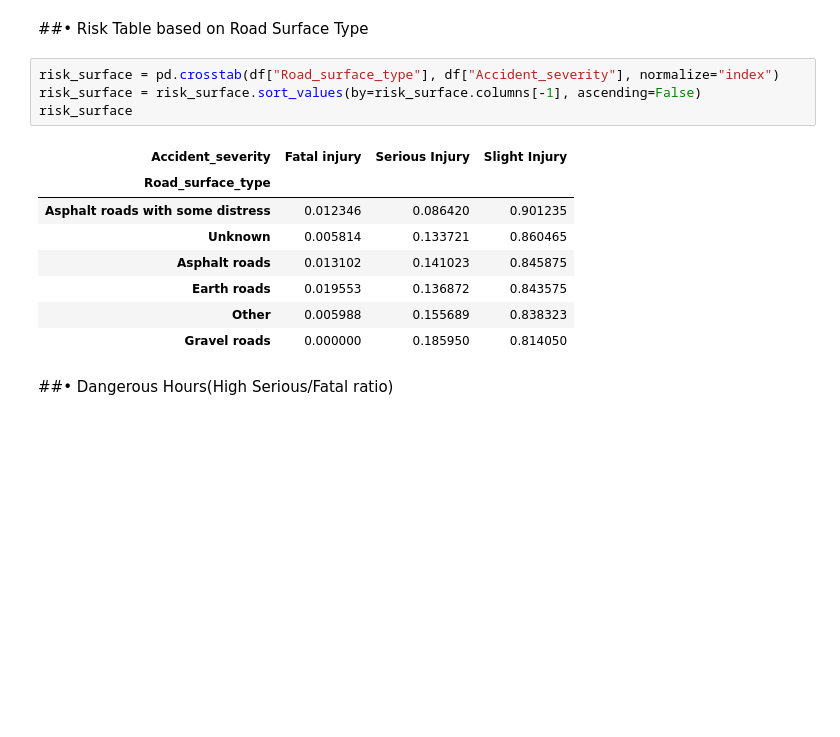
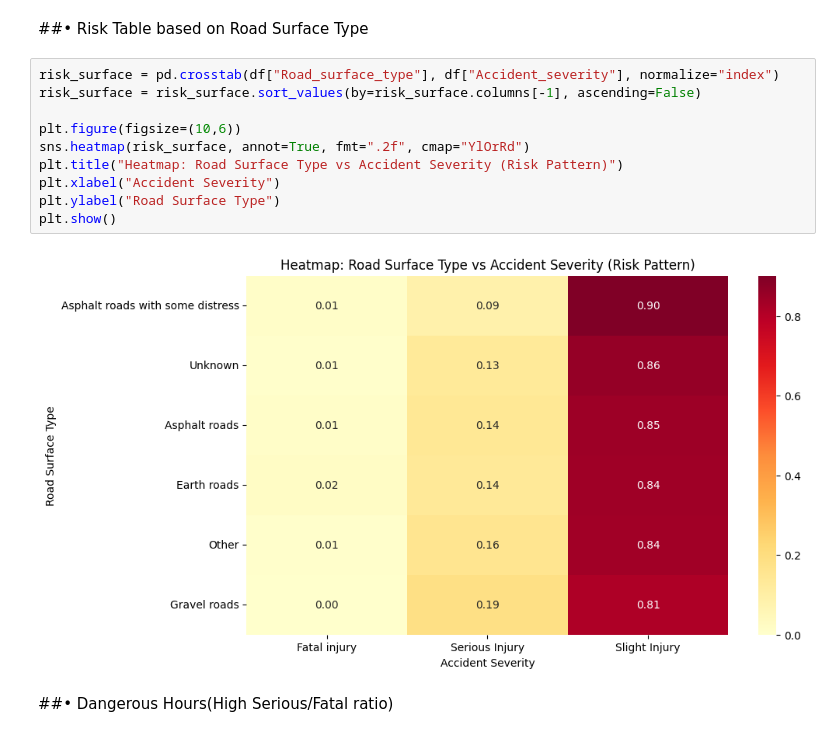
Before and after one commit to Charlsgit/Traffic_Accident_Hotspot_Prediction, a Jupyter notebook: Traffic_Accident_Hotspot_Prediction(Smart_City).ipynb, the cells around one changed output. Drawn from its saved outputs; the diff is of its cells as text; blank space fills up the shorter version.

```diff
--- a/Traffic_Accident_Hotspot_Prediction(Smart_City).ipynb
+++ b/Traffic_Accident_Hotspot_Prediction(Smart_City).ipynb
@@ -166,16 +190,15 @@ Serious Injury       0.00      0.00      0.00       349
 # %%
 risk_surface = pd.crosstab(df["Road_surface_type"], df["Accident_severity"], normalize="index")
 risk_surface = risk_surface.sort_values(by=risk_surface.columns[-1], ascending=False)
-risk_surface
+
+plt.figure(figsize=(10,6))
+sns.heatmap(risk_surface, annot=True, fmt=".2f", cmap="YlOrRd")
+plt.title("Heatmap: Road Surface Type vs Accident Severity (Risk Pattern)")
+plt.xlabel("Accident Severity")
+plt.ylabel("Road Surface Type")
+plt.show()
 # %% [output]
-| Accident_severity | Fatal injury | Serious Injury | Slight Injury |
-| Road_surface_type |  |  |  |
-| Asphalt roads with some distress | 0.012346 | 0.086420 | 0.901235 |
-| Unknown | 0.005814 | 0.133721 | 0.860465 |
-| Asphalt roads | 0.013102 | 0.141023 | 0.845875 |
-| Earth roads | 0.019553 | 0.136872 | 0.843575 |
-| Other | 0.005988 | 0.155689 | 0.838323 |
-| Gravel roads | 0.000000 | 0.185950 | 0.814050 |
+[figure, added]
 # %% [markdown]
 ##• Dangerous Hours(High Serious/Fatal ratio)
 # %%
```
Also changed, not shown: parts of 5 cells of this notebook.
